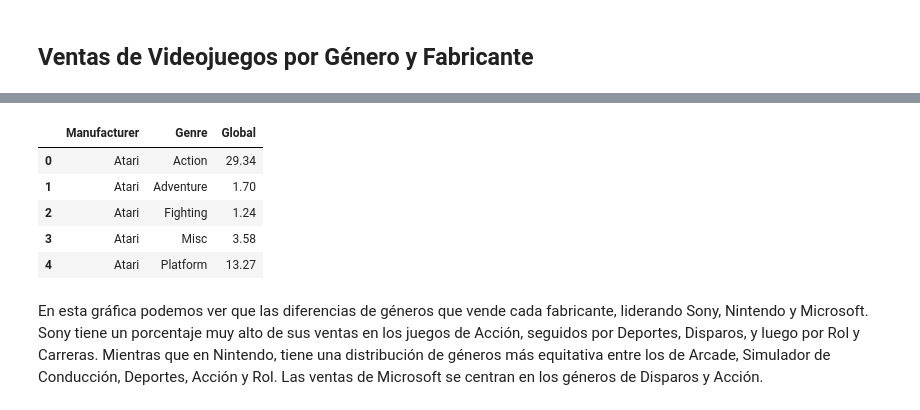
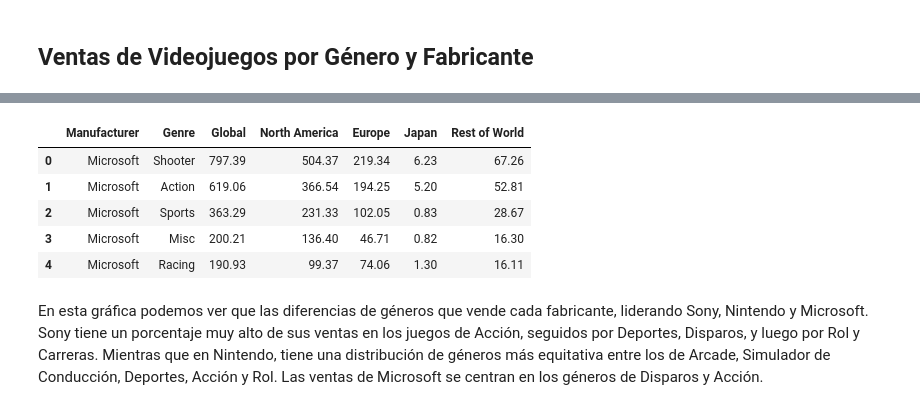
Before and after one commit to bgranda/EDA-Videojuegos, a Jupyter notebook: notebooks/Análisis.ipynb, the cells around one changed output, grey strips where cells are left out. Cells and saved outputs as stored; diff of their text form; code cells hidden in the pictures.

```diff
--- a/notebooks/Análisis.ipynb
+++ b/notebooks/Análisis.ipynb
@@ -499,14 +625,23 @@ fig.show()
+# %%
+microsoft = (
+    df[df['Manufacturer'] == 'Microsoft']
+    .groupby(['Manufacturer', 'Genre'])[
+        ['Global', 'North America', 'Europe', 'Japan', 'Rest of World']
+    ]
+    .sum()
+    .sort_values('Global', ascending=False)
+    .reset_index()
+)
+microsoft.head()
+# %% [output]
+|  | Manufacturer | Genre | Global | North America | Europe | Japan | Rest of World |
+| 0 | Microsoft | Shooter | 797.39 | 504.37 | 219.34 | 6.23 | 67.26 |
+| 1 | Microsoft | Action | 619.06 | 366.54 | 194.25 | 5.20 | 52.81 |
+| 2 | Microsoft | Sports | 363.29 | 231.33 | 102.05 | 0.83 | 28.67 |
+| 3 | Microsoft | Misc | 200.21 | 136.40 | 46.71 | 0.82 | 16.30 |
+| 4 | Microsoft | Racing | 190.93 | 99.37 | 74.06 | 1.30 | 16.11 |
 # %%
 genre_manufacturer = (df.groupby(['Manufacturer', 'Genre'])['Global'].sum().reset_index())
-
-genre_manufacturer.head()
-# %% [output]
-|  | Manufacturer | Genre | Global |
-| 0 | Atari | Action | 29.34 |
-| 1 | Atari | Adventure | 1.70 |
-| 2 | Atari | Fighting | 1.24 |
-| 3 | Atari | Misc | 3.58 |
-| 4 | Atari | Platform | 13.27 |
 # %%
 fig = px.treemap(
     genre_manufacturer,
```
Also changed, not shown: parts of 14 cells of this notebook, 1 other file.
